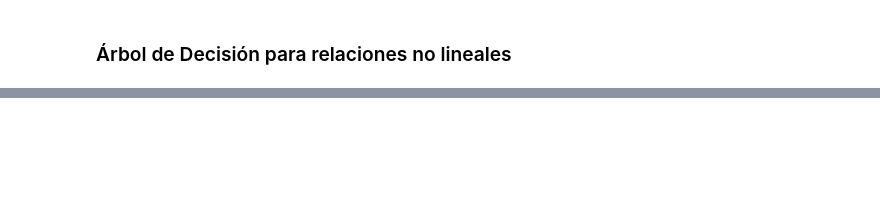
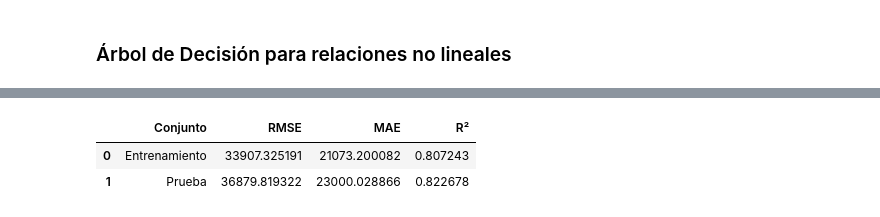
Before and after one commit to Riv2oo4/Proyecto1_MD, a Jupyter notebook: proyecto1.ipynb, the cells around one changed output, grey strips where cells are left out. Saved outputs shown, nothing was run; the diff lists cells and outputs as text; code cells hidden in the pictures; blank space fills up the shorter version.

```diff
--- a/proyecto1.ipynb
+++ b/proyecto1.ipynb
@@ -214,0 +259,95 @@ plt.show()
+# %%
+
+# Importar librerías necesarias
+import pandas as pd
+import numpy as np
+import statsmodels.api as sm
+from statsmodels.stats.outliers_influence import variance_inflation_factor
+from sklearn.model_selection import train_test_split
+from sklearn.linear_model import LinearRegression
+from sklearn.tree import DecisionTreeRegressor
+from sklearn.metrics import mean_squared_error, mean_absolute_error, r2_score
+
+# Cargar el dataset
+train_df = pd.read_csv("train.csv")
+
+# Rellenar valores nulos en variables numéricas con la mediana
+numerical_features = train_df.select_dtypes(include=[np.number]).columns.tolist()
+train_df[numerical_features] = train_df[numerical_features].fillna(train_df[numerical_features].median())
+
+# Excluir la variable objetivo "SalePrice" del análisis de VIF
+numerical_features.remove("SalePrice")
+
+# Calcular el Variance Inflation Factor (VIF) para cada variable numérica
+X = train_df[numerical_features]
+X = sm.add_constant(X)  # Agregar constante para el modelo
+
+vif_data = pd.DataFrame()
+vif_data["Variable"] = X.columns
+vif_data["VIF"] = [variance_inflation_factor(X.values, i) for i in range(X.shape[1])]
+
+# Mostrar el análisis de multicolinealidad
+display(vif_data)
+
+# Dividir los datos en conjunto de entrenamiento y prueba
+X_train, X_test, y_train, y_test = train_test_split(X, train_df["SalePrice"], test_size=0.2, random_state=42)
+
+# Entrenar modelo de regresión lineal
+modelo = LinearRegression()
+modelo.fit(X_train, y_train)
+
+# Predicciones en entrenamiento y prueba
+y_train_pred = modelo.predict(X_train)
+y_test_pred = modelo.predict(X_test)
+
+# Calcular métricas de error
+train_rmse = np.sqrt(mean_squared_error(y_train, y_train_pred))
+test_rmse = np.sqrt(mean_squared_error(y_test, y_test_pred))
+train_mae = mean_absolute_error(y_train, y_train_pred)
+test_mae = mean_absolute_error(y_test, y_test_pred)
+train_r2 = r2_score(y_train, y_train_pred)
+test_r2 = r2_score(y_test, y_test_pred)
+
+# Comparación de errores para detectar sobreajuste
+error_comparison = pd.DataFrame({
+    "Conjunto": ["Entrenamiento", "Prueba"],
+    "RMSE": [train_rmse, test_rmse],
+    "MAE": [train_mae, test_mae],
+    "R²": [train_r2, test_r2]
+})
+
+display(error_comparison)
+
+# Evaluación de modelos en el conjunto de prueba
+modelo_arbol = DecisionTreeRegressor(random_state=42)
+modelo_arbol.fit(X_train, y_train)
+y_test_pred_arbol = modelo_arbol.predict(X_test)
+
+# Comparación de modelos
+model_comparison = pd.DataFrame({
+    "Modelo": ["Regresión Lineal", "Árbol de Decisión"],
+    "RMSE": [test_rmse, np.sqrt(mean_squared_error(y_test, y_test_pred_arbol))],
+    "MAE": [test_mae, mean_absolute_error(y_test, y_test_pred_arbol)],
+    "R²": [test_r2, r2_score(y_test, y_test_pred_arbol)]
+})
+
+display(model_comparison)
+
+# Cargar el conjunto de datos de prueba
+test_df = pd.read_csv("test.csv")
+
+# Asegurar que todas las columnas de prueba coincidan con las de entrenamiento
+X_final_test = test_df[numerical_features].fillna(train_df[numerical_features].median())
+
+# Agregar la constante "const" como en el entrenamiento
+X_final_test = sm.add_constant(X_final_test, has_constant="add")
+
+# Realizar la predicción final
+test_df["SalePrice_Predicted"] = modelo.predict(X_final_test)
+
+# Guardar el resultado en un archivo CSV
+test_df[["Id", "SalePrice_Predicted"]].to_csv("predicciones_finales.csv", index=False)
+
+# Mostrar las primeras filas de las predicciones
+display(test_df[["Id", "SalePrice_Predicted"]])
+# %% [output]
@@ -214,0 +371,3 @@ plt.show()
+|  | Conjunto | RMSE | MAE | R² |
+| 0 | Entrenamiento | 33907.325191 | 21073.200082 | 0.807243 |
+| 1 | Prueba | 36879.819322 | 23000.028866 | 0.822678 |
```
Also changed, not shown: parts of 7 cells of this notebook.
